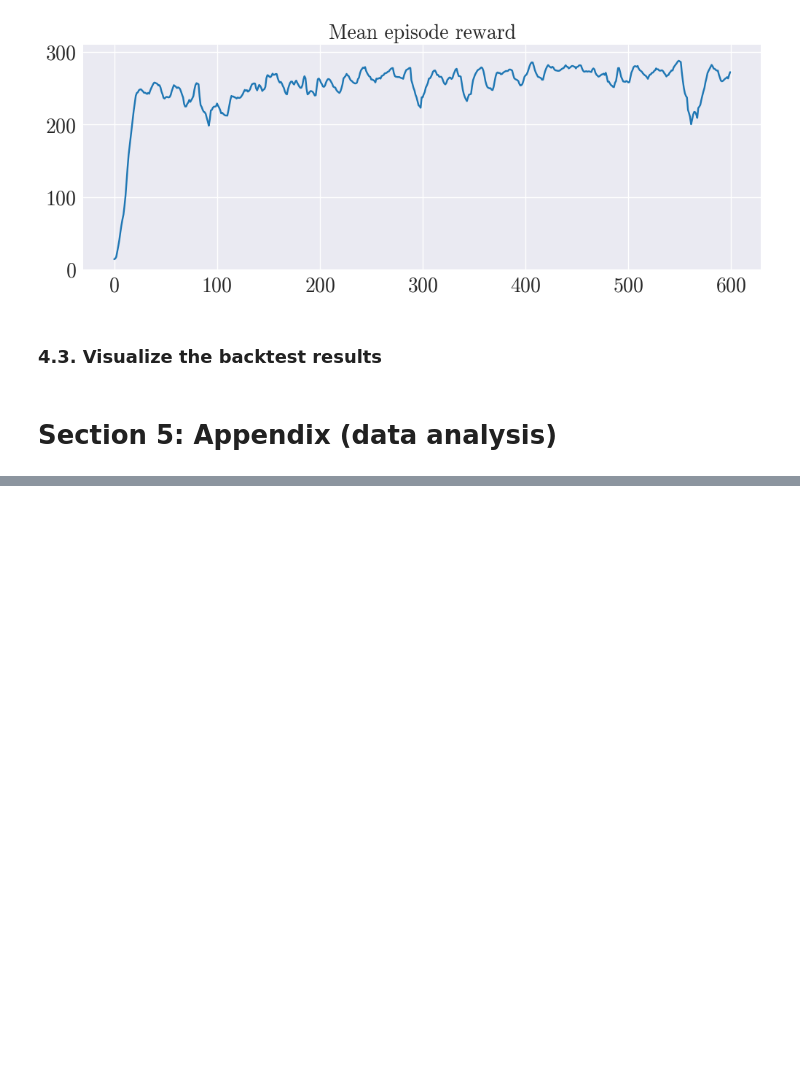
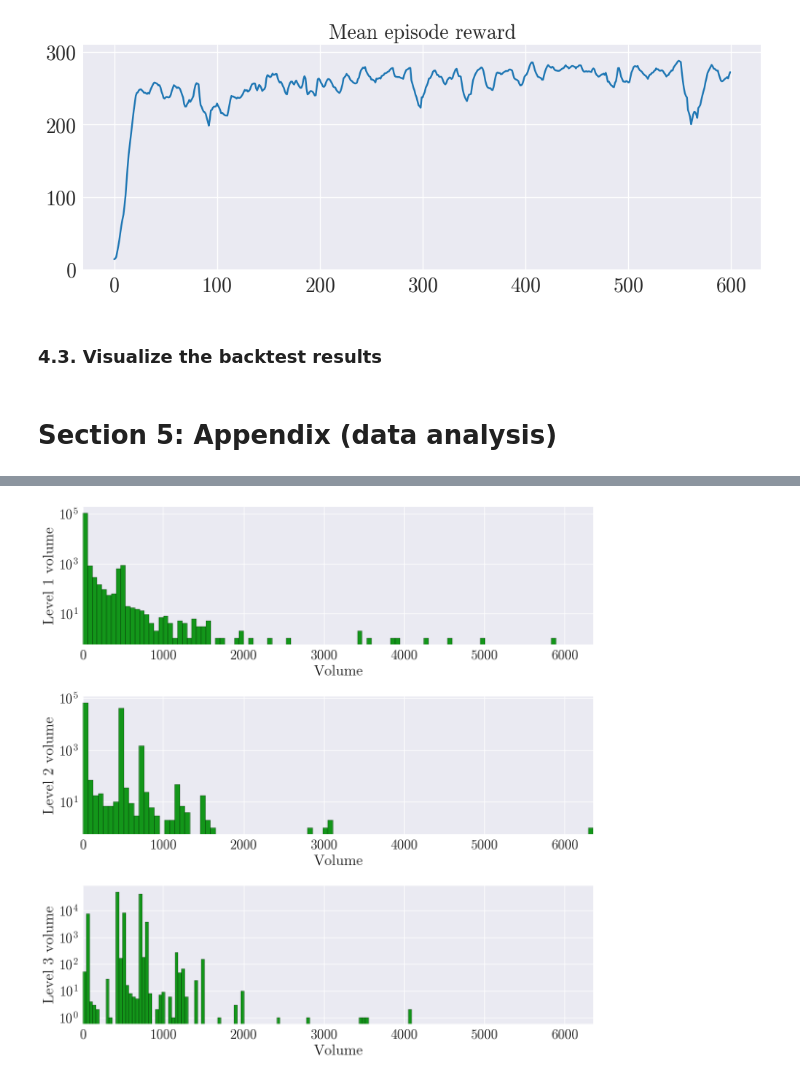
Before and after one commit to JurajZelman/airl-market-making, a Jupyter notebook: main.ipynb, the cells around one changed output, grey strips where cells are left out. Saved outputs shown, nothing was run; the diff lists cells and outputs as text; code cells hidden in the pictures; blank space fills up the shorter version.

```diff
--- a/main.ipynb
+++ b/main.ipynb
@@ -767,0 +898,7 @@ visualize_backtest(timestamps, trader_stats, initial_cost)
+# %%
+for i in range(3):
+    print(f"Level {i} volume statistics")
+    # Show descriptive statistics in non-scientific notation
+    pd.options.display.float_format = "{:.3f}".format
+    print(df[f"bid_{i}_size"].describe())
+    print()
@@ -767,0 +923,31 @@ visualize_backtest(timestamps, trader_stats, initial_cost)
+# %%
+# Create plot with five subfigures containing histograms of the best bid volumes
+fig, axs = plt.subplots(3, 1, figsize=(12, 12))
+for i in range(3):
+    axs[i].hist(
+        df[f"bid_{i}_size"],
+        bins=100,
+        edgecolor="black",
+        log=True,
+        color=color_green,
+        linewidth=0.3,
+    )
+    axs[i].set_ylabel(f"Level {i+1} volume")
+    axs[i].set_xlabel("Volume")
+
+# Compute max volume for each level
+max_volumes = [df[f"bid_{i}_size"].max() for i in range(3)]
+max_volume = max(max_volumes)
+
+# Set the same x-axis and bins  for all subplots
+for i in range(3):
+    axs[i].set_xlim(0, max_volume)
+
+plt.tight_layout()
+plt.show()
+
+# Save the figure
+if save_fig:
+    fig.savefig(f"{FIGURES_PATH}/{exchange}_{symbol}_lob_bid_volumes_hist.pdf")
+# %% [output]
+[figure, added]
```
Also changed, not shown: parts of 32 cells of this notebook.
